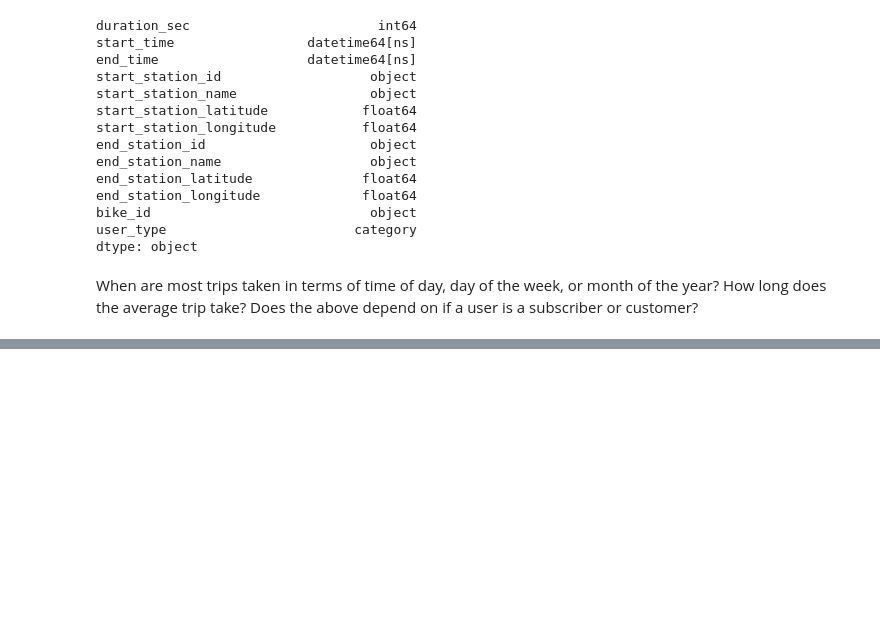
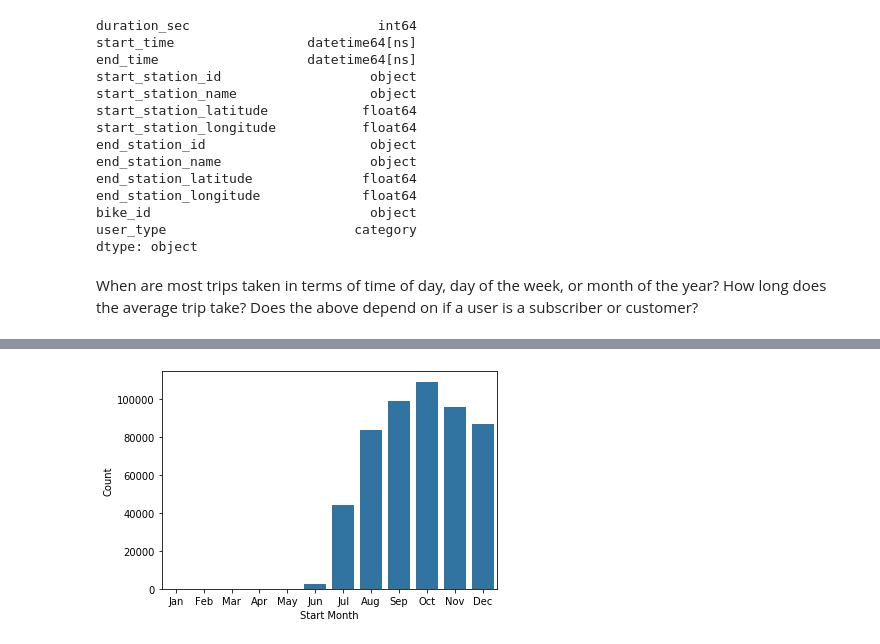
Before and after one commit to somya1212/Communicate-Ford-Bike-Data-Findings, a Jupyter notebook: exploration_template.ipynb, the cells around one changed output, grey strips where cells are left out. Saved outputs shown, nothing was run; the diff lists cells and outputs as text; code cells hidden in the pictures; blank space fills up the shorter version.

```diff
--- a/exploration_template.ipynb
+++ b/exploration_template.ipynb
@@ -216,0 +254,10 @@ df_new.tail()
+# %%
+months = ['Jan', 'Feb', 'Mar', 'Apr', 'May', 'Jun', 'Jul', 'Aug', 'Sep', 'Oct', 'Nov', 'Dec']
+month_category = pd.api.types.CategoricalDtype(ordered=True, categories=months)
+df_new['start_month'] = df_new['start_month'].astype(month_category)
+base_color = sb.color_palette()[0]
+sb.countplot(data=df_new, x='start_month', color=base_color);
+plt.xlabel('Start Month');
+plt.ylabel('Count');
+# %% [output]
+[figure, added]
```
Also changed, not shown: parts of 27 cells of this notebook.
